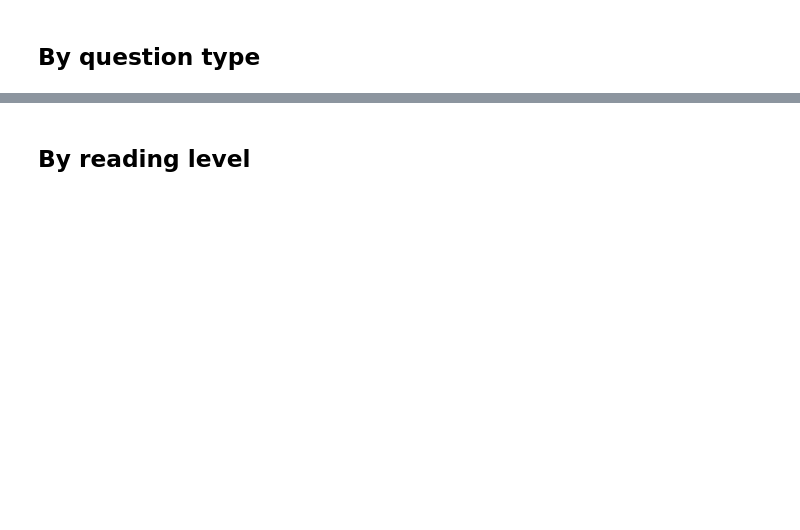
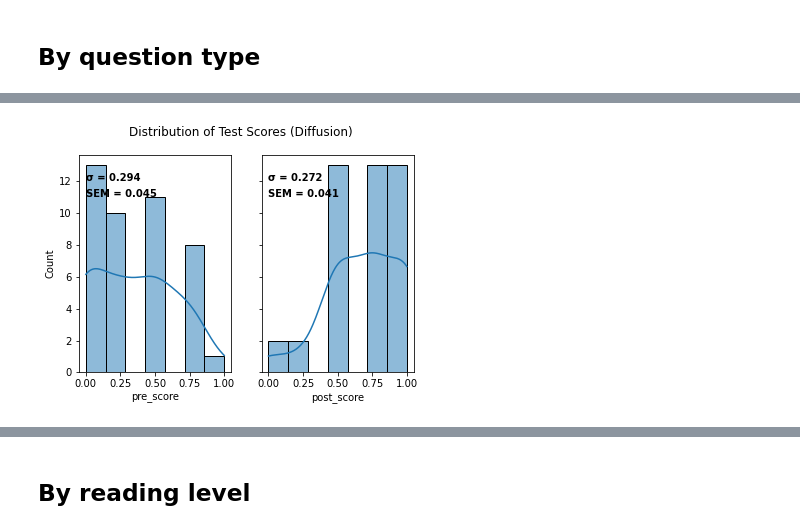
Before and after one commit to wolfj95/a2s_unit_1, a Jupyter notebook: unit_1_data_analysis.ipynb, the cells around one changed output, grey strips where cells are left out. Saved outputs shown, nothing was run; the diff lists cells and outputs as text; code cells hidden in the pictures; blank space fills up the shorter version.

```diff
--- a/unit_1_data_analysis.ipynb
+++ b/unit_1_data_analysis.ipynb
@@ -274,0 +316,18 @@ plt.show()
+# %%
+fig, ax = plt.subplots(1,2, sharey=True)
+sns.histplot(diffusion_constrained_response_test_data["pre_score"], kde=True, ax=ax[0])
+std = diffusion_constrained_response_test_data["pre_score"].std()
+sem = diffusion_constrained_response_test_data["pre_score"].sem()
+ax[0].text(0,12, f"σ = {std:.3f}", horizontalalignment='left', size='medium', color='black', weight='semibold')
+ax[0].text(0,11, f"SEM = {sem:.3f}", horizontalalignment='left', size='medium', color='black', weight='semibold')
+
+std = diffusion_constrained_response_test_data["post_score"].std()
+sem = diffusion_constrained_response_test_data["post_score"].sem()
+ax[1].text(0,12, f"σ = {std:.3f}", horizontalalignment='left', size='medium', color='black', weight='semibold')
+ax[1].text(0,11, f"SEM = {sem:.3f}", horizontalalignment='left', size='medium', color='black', weight='semibold')
+sns.histplot(diffusion_constrained_response_test_data["post_score"], kde = True, ax=ax[1])
+
+fig.suptitle("Distribution of Test Scores (Diffusion)")
+fig.set_facecolor("white")
+# %% [output]
+[figure, added]
```
Also changed, not shown: parts of 13 cells of this notebook, 1 other file.
